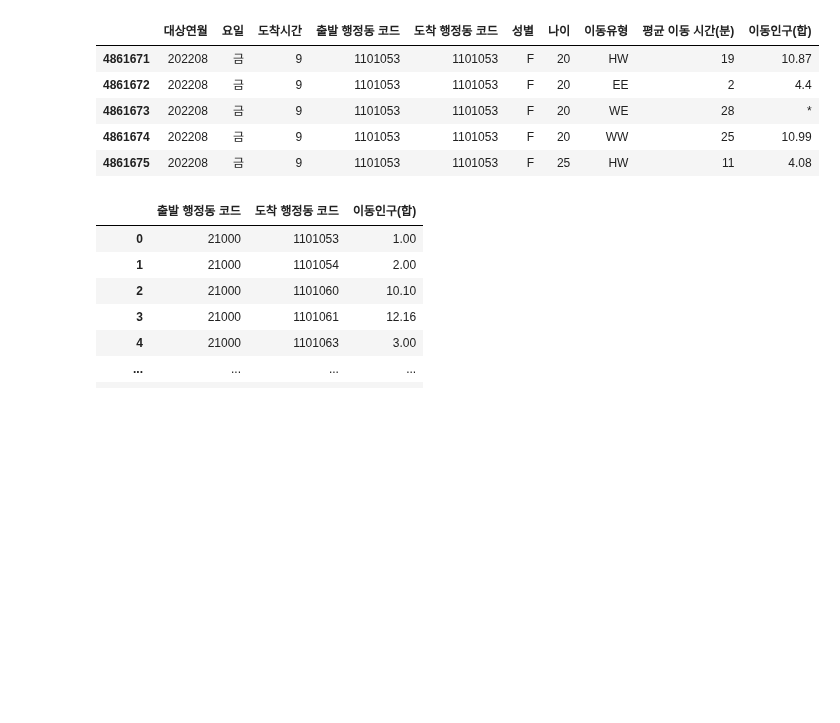
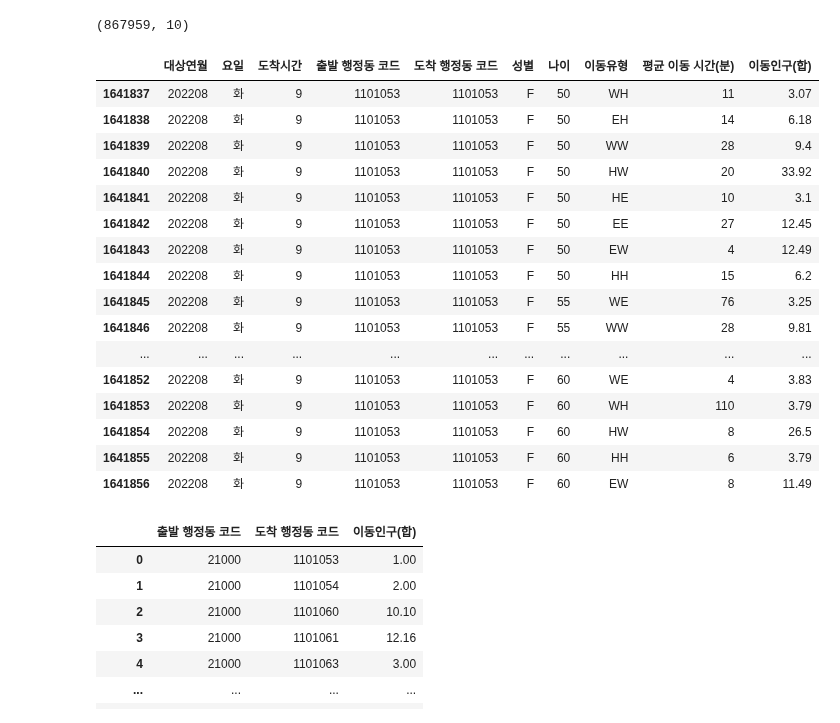
Before and after one commit to lg960214/DACON_Seoul_6, a Jupyter notebook: pre.ipynb, the cells around one changed output. Drawn from its saved outputs; the diff is of its cells as text; code cells hidden in the pictures; blank space fills up the shorter version.

```diff
--- a/pre.ipynb
+++ b/pre.ipynb
@@ -20,17 +27,32 @@ df.head()
 # %%
-idx_1 = (df['요일'] == '금') | (df['요일'] == '토')
-idx_2 = (df['나이'] >= 20) & (df['나이'] <= 30)
+idx_1 = (df['요일'] == '화') | (df['요일'] == '수')
+idx_2 = (df['나이'] >= 50)
 idx = idx_1 & idx_2
 df1 = df.loc[idx,:]
+print(df1.shape)
 
-df1.head()
+# H: 야간상주지; 거주지로 추정되는 곳 / W: 주간상주지; 근무지 또는 학교로 추정되는 곳 / E: 야/주간상주지가 아닌 곳
+# HH HE HW EH WH
+df1.head(20)
 # %% [output]
+(867959, 10)
 |  | 대상연월 | 요일 | 도착시간 | 출발 행정동 코드 | 도착 행정동 코드 | 성별 | 나이 | 이동유형 | 평균 이동 시간(분) | 이동인구(합) |
-| 4861671 | 202208 | 금 | 9 | 1101053 | 1101053 | F | 20 | HW | 19 | 10.87 |
-| 4861672 | 202208 | 금 | 9 | 1101053 | 1101053 | F | 20 | EE | 2 | 4.4 |
-| 4861673 | 202208 | 금 | 9 | 1101053 | 1101053 | F | 20 | WE | 28 | * |
-| 4861674 | 202208 | 금 | 9 | 1101053 | 1101053 | F | 20 | WW | 25 | 10.99 |
-| 4861675 | 202208 | 금 | 9 | 1101053 | 1101053 | F | 25 | HW | 11 | 4.08 |
+| 1641837 | 202208 | 화 | 9 | 1101053 | 1101053 | F | 50 | WH | 11 | 3.07 |
+| 1641838 | 202208 | 화 | 9 | 1101053 | 1101053 | F | 50 | EH | 14 | 6.18 |
+| 1641839 | 202208 | 화 | 9 | 1101053 | 1101053 | F | 50 | WW | 28 | 9.4 |
+| 1641840 | 202208 | 화 | 9 | 1101053 | 1101053 | F | 50 | HW | 20 | 33.92 |
+| 1641841 | 202208 | 화 | 9 | 1101053 | 1101053 | F | 50 | HE | 10 | 3.1 |
+| 1641842 | 202208 | 화 | 9 | 1101053 | 1101053 | F | 50 | EE | 27 | 12.45 |
+| 1641843 | 202208 | 화 | 9 | 1101053 | 1101053 | F | 50 | EW | 4 | 12.49 |
+| 1641844 | 202208 | 화 | 9 | 1101053 | 1101053 | F | 50 | HH | 15 | 6.2 |
+| 1641845 | 202208 | 화 | 9 | 1101053 | 1101053 | F | 55 | WE | 76 | 3.25 |
+| 1641846 | 202208 | 화 | 9 | 1101053 | 1101053 | F | 55 | WW | 28 | 9.81 |
+| ... | ... | ... | ... | ... | ... | ... | ... | ... | ... | ... |
+| 1641852 | 202208 | 화 | 9 | 1101053 | 1101053 | F | 60 | WE | 4 | 3.83 |
+| 1641853 | 202208 | 화 | 9 | 1101053 | 1101053 | F | 60 | WH | 110 | 3.79 |
+| 1641854 | 202208 | 화 | 9 | 1101053 | 1101053 | F | 60 | HW | 8 | 26.5 |
+| 1641855 | 202208 | 화 | 9 | 1101053 | 1101053 | F | 60 | HH | 6 | 3.79 |
+| 1641856 | 202208 | 화 | 9 | 1101053 | 1101053 | F | 60 | EW | 8 | 11.49 |
 # %%
 df1 = df1.iloc[:, [3,4,9]] # 출발 행정동 코드, 도착 행정동 코드, 이동인구(합)
 
```
Also changed, not shown: parts of 1 cell of this notebook.
